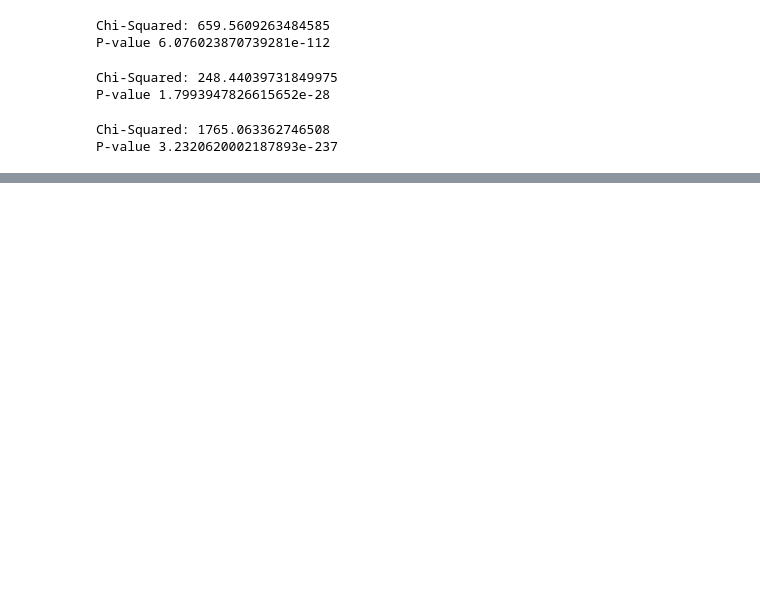
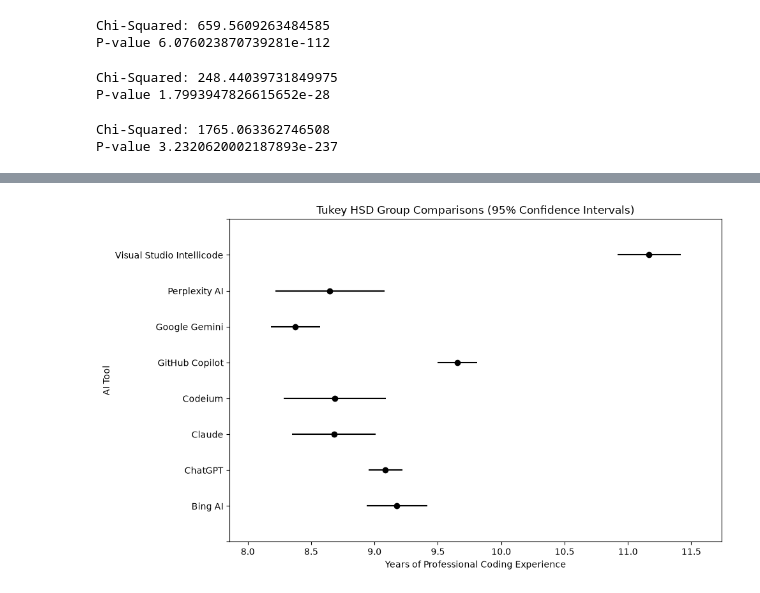
Before and after one commit to CodingExtraordinaire-7/Computer-Science-Survey, a Jupyter notebook: survey.ipynb, the cells around one changed output, grey strips where cells are left out. Saved outputs shown, nothing was run; the diff lists cells and outputs as text; code cells hidden in the pictures; blank space fills up the shorter version.

Commit message:
finished a post hoc tukey graph

```diff
--- a/survey.ipynb
+++ b/survey.ipynb
@@ -443,8 +442,8 @@ anova_df['AITool'] = anova_df['AITool'].str.strip()
 top_tools = anova_df['AITool'].value_counts().head(8).index
 anova_df = anova_df[anova_df['AITool'].isin(top_tools)]
 
-#drops any nans, and makes sure column is numberic
-anova_df['YearsCodePro'] = pd.to_numeric(anova_df['YearsCodePro'], errors='coerce')
+#drops any nans, and makes sure column is numeric
+anova_df['YearsCodePro'] = pd.to_numeric(anova_df['YearsCodePro'])
 anova_df = anova_df.dropna(subset=['YearsCodePro'])
 
 #groups
@@ -455,7 +454,7 @@ f_stat, p_val = stats.f_oneway(*grouped_data)
 print("F-statistic:", f_stat)
 print("P-value:", p_val)
 
-tukey = pairwise_tukeyhsd(endog = anova_df['YearsCodePro'], groups = anova_df['AISearchDevHaveWorkedWith'], alpha = 0.05)
+tukey = pairwise_tukeyhsd(endog = anova_df['YearsCodePro'], groups = anova_df['AITool'], alpha = 0.05)
 
 print(tukey)
 # %% [output]
@@ -464,0 +478,13 @@ KeyboardInterrupt:
+# %%
+
+# 1. Plot Tukey HSD results directly
+fig = tukey.plot_simultaneous(
+    ylabel="AI Tool",
+    xlabel="Years of Professional Coding Experience"
+)
+
+plt.title("Tukey HSD Group Comparisons (95% Confidence Intervals)")
+plt.tight_layout()
+plt.show()
+# %% [output]
+[figure, added]
```
Also changed, not shown: parts of 4 cells of this notebook.
